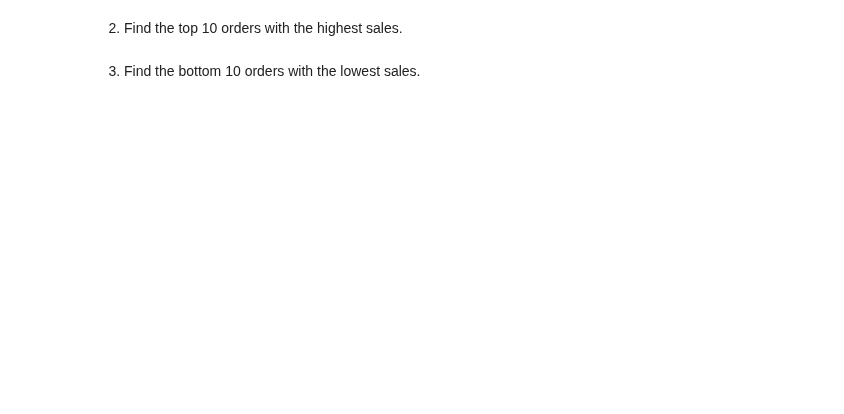
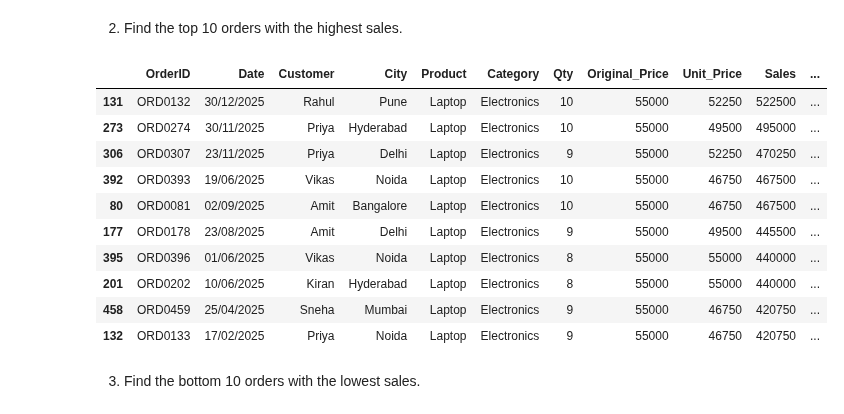
Before and after one commit to Suraj-kumar121K/PANDAS-CURSE, a Jupyter notebook: Practice_pandas/04_pandas.ipynb, the cells around one changed output. Drawn from its saved outputs; the diff is of its cells as text; code cells hidden in the pictures; blank space fills up the shorter version.

```diff
--- a/Practice_pandas/04_pandas.ipynb
+++ b/Practice_pandas/04_pandas.ipynb
@@ -272,4 +288,19 @@ print(Total_Count)
 # %% [markdown]
 2. Find the top 10 orders with the highest sales.
+# %%
+Top_10_orders = df.sort_values("Sales", ascending=False).head(10)
+Top_10_orders
+# %% [output]
+|  | OrderID | Date | Customer | City | Product | Category | Qty | Original_Price | Unit_Price | Sales | ... |
+| 131 | ORD0132 | 30/12/2025 | Rahul | Pune | Laptop | Electronics | 10 | 55000 | 52250 | 522500 | ... |
+| 273 | ORD0274 | 30/11/2025 | Priya | Hyderabad | Laptop | Electronics | 10 | 55000 | 49500 | 495000 | ... |
+| 306 | ORD0307 | 23/11/2025 | Priya | Delhi | Laptop | Electronics | 9 | 55000 | 52250 | 470250 | ... |
+| 392 | ORD0393 | 19/06/2025 | Vikas | Noida | Laptop | Electronics | 10 | 55000 | 46750 | 467500 | ... |
+| 80 | ORD0081 | 02/09/2025 | Amit | Bangalore | Laptop | Electronics | 10 | 55000 | 46750 | 467500 | ... |
+| 177 | ORD0178 | 23/08/2025 | Amit | Delhi | Laptop | Electronics | 9 | 55000 | 49500 | 445500 | ... |
+| 395 | ORD0396 | 01/06/2025 | Vikas | Noida | Laptop | Electronics | 8 | 55000 | 55000 | 440000 | ... |
+| 201 | ORD0202 | 10/06/2025 | Kiran | Hyderabad | Laptop | Electronics | 8 | 55000 | 55000 | 440000 | ... |
+| 458 | ORD0459 | 25/04/2025 | Sneha | Mumbai | Laptop | Electronics | 9 | 55000 | 46750 | 420750 | ... |
+| 132 | ORD0133 | 17/02/2025 | Priya | Noida | Laptop | Electronics | 9 | 55000 | 46750 | 420750 | ... |
 # %% [markdown]
 3. Find the bottom 10 orders with the lowest sales.
```
Also changed, not shown: parts of 32 cells of this notebook.
